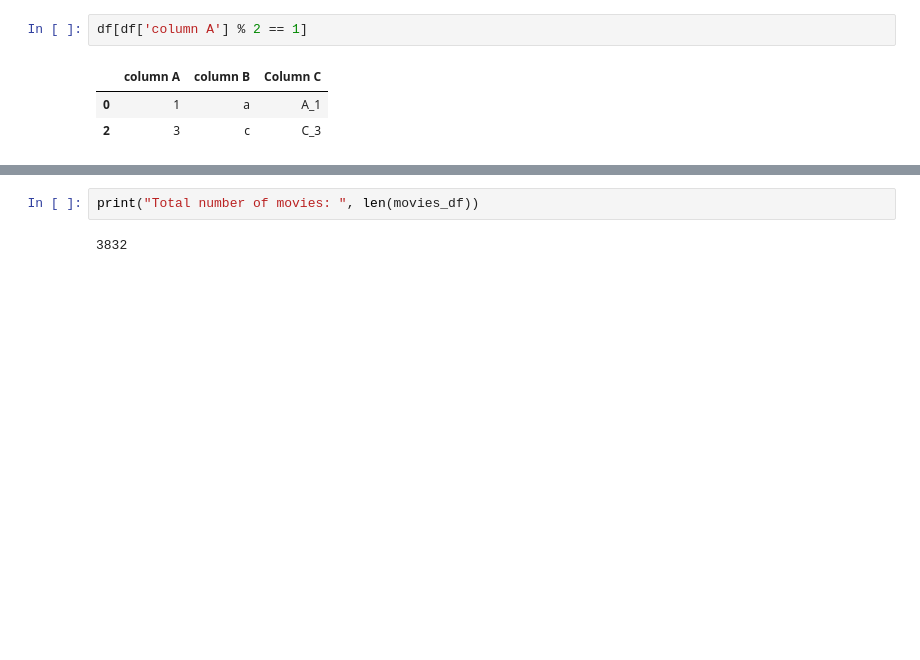
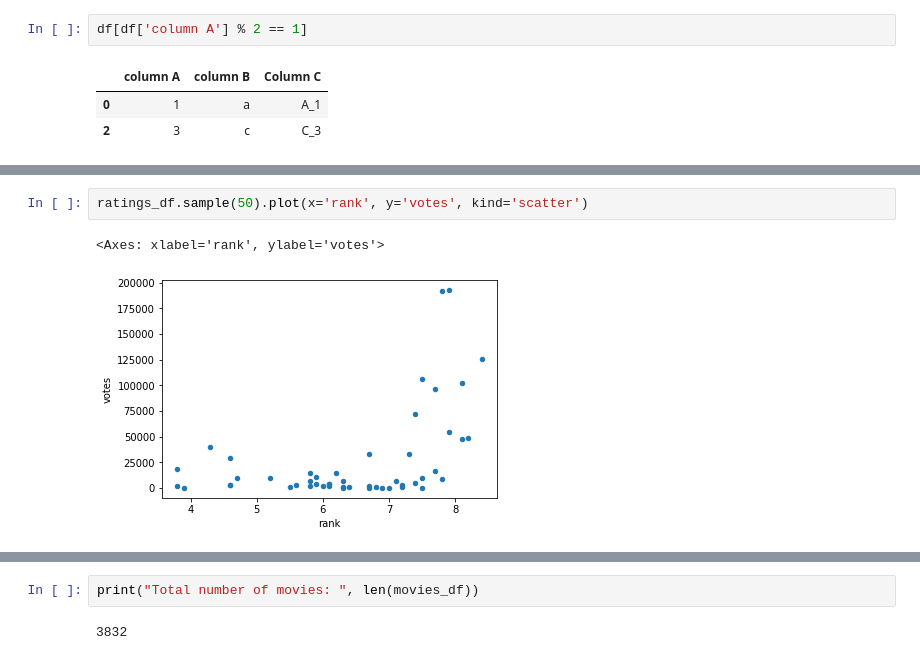
Before and after one commit to kicsikrumpli/python_kata, a Jupyter notebook: kata_02-pandas/imdb_pandas.ipynb, the cells around one changed output, grey strips where cells are left out. Drawn from its saved outputs; the diff is of its cells as text; blank space fills up the shorter version.

```diff
--- a/kata_02-pandas/imdb_pandas.ipynb
+++ b/kata_02-pandas/imdb_pandas.ipynb
@@ -355,0 +537,5 @@ df[df['column A'] % 2 == 1]
+# %%
+ratings_df.sample(50).plot(x='rank', y='votes', kind='scatter')
+# %% [output]
+<Axes: xlabel='rank', ylabel='votes'>
+[figure, added]
```
Also changed, not shown: parts of 84 cells of this notebook.
